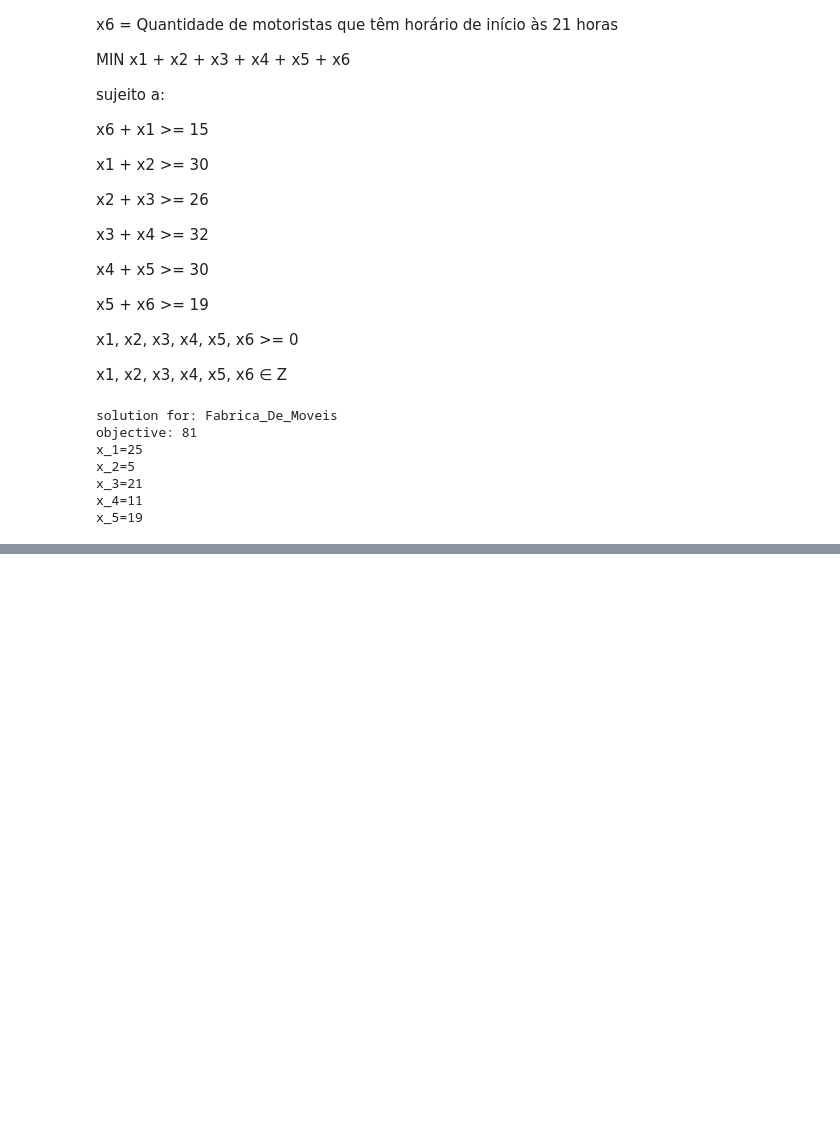
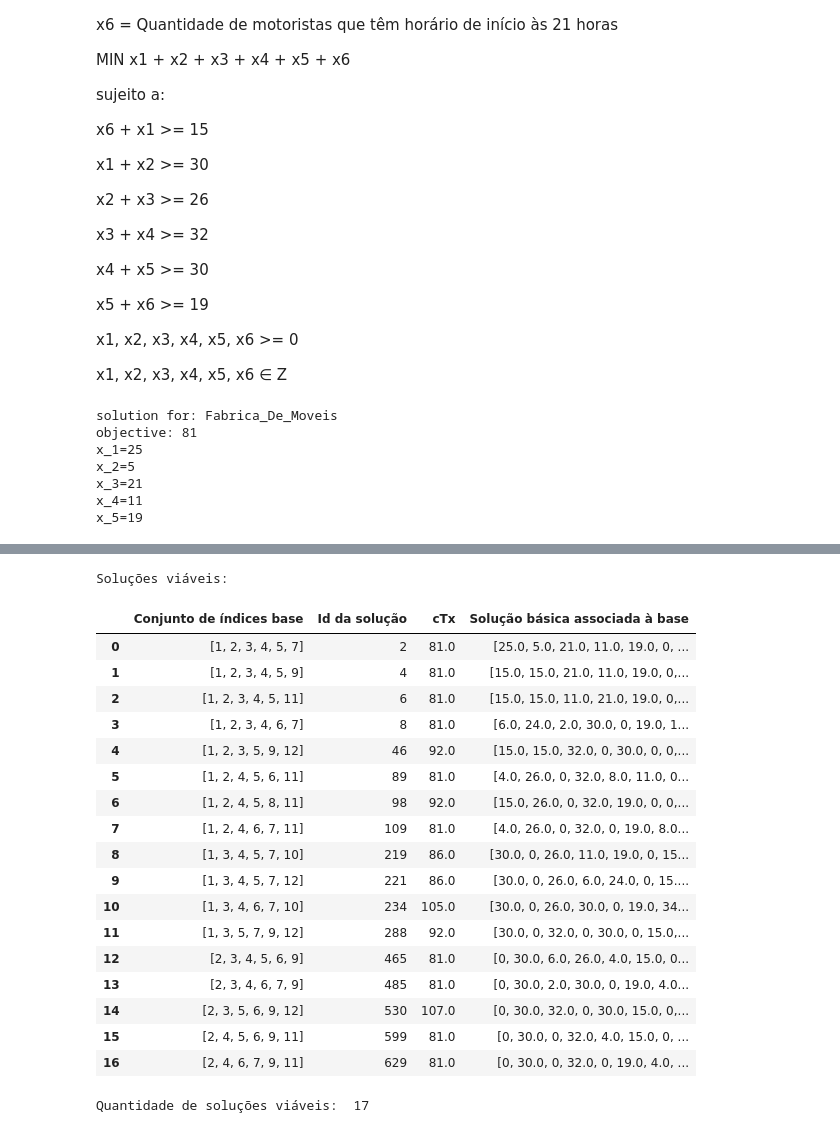
Before and after one commit to myllah/UFG-Sistemas-de-Informacao, a Jupyter notebook: pesquisa-operacional-2020.2/alocacao-de-motoristas.ipynb, the cells around one changed output, grey strips where cells are left out. Saved outputs shown, nothing was run; the diff lists cells and outputs as text; code cells hidden in the pictures; blank space fills up the shorter version.

```diff
--- a/pesquisa-operacional-2020.2/alocacao-de-motoristas.ipynb
+++ b/pesquisa-operacional-2020.2/alocacao-de-motoristas.ipynb
@@ -79,0 +126,2 @@ x_5=19
+# %%
+c = np.array([1, 1, 1, 1, 1, 1, 0, 0, 0, 0, 0, 0])
@@ -79,0 +281,17 @@ x_5=19
+# %%
+## Formatando os valores do todas_solucoes para sair bonitinho na tabela
+
+for x in range(1, len(todas_solucoes)):
+    try:
+        todas_solucoes[x][2] = todas_solucoes[x][2][0]
+    except:
+        pass
+
+for x in range(1, len(todas_solucoes)):
+    for y in range(0, len(todas_solucoes)):
+        try:
+            todas_solucoes[x][3][y] = todas_solucoes[x][3][y][0]
+        except:
+            pass
+
+todas_solucoes
@@ -79,0 +338,17 @@ x_5=19
+# %%
+## Formatando os valores do solucoes_viaveis para sair bonitinho na tabela
+
+for x in range(1, len(solucoes_viaveis)):
+    try:
+        solucoes_viaveis[x][2] = solucoes_viaveis[x][2][0]
+    except:
+        pass
+
+for x in range(1, len(solucoes_viaveis)):
+    for y in range(0, len(solucoes_viaveis)):
+        try:
+            solucoes_viaveis[x][3][y] = solucoes_viaveis[x][3][y][0]
+        except:
+            pass
+
+solucoes_viaveis
@@ -79,0 +373,32 @@ x_5=19
+# %%
+print("Soluções viáveis:")
+
+solucoes_viaveis = pd.DataFrame(solucoes_viaveis[1:,:], columns=['Conjunto de índices base', 'Id da solução', 'cTx', 'Solução básica associada à base'])
+solucoes_viaveis.sort_values(by=['Id da solução'])
+
+solucoes_viaveis
+# %% [output]
+Soluções viáveis:
+|  | Conjunto de índices base | Id da solução | cTx | Solução básica associada à base |
+| 0 | [1, 2, 3, 4, 5, 7] | 2 | 81.0 | [25.0, 5.0, 21.0, 11.0, 19.0, 0, ... |
+| 1 | [1, 2, 3, 4, 5, 9] | 4 | 81.0 | [15.0, 15.0, 21.0, 11.0, 19.0, 0,... |
+| 2 | [1, 2, 3, 4, 5, 11] | 6 | 81.0 | [15.0, 15.0, 11.0, 21.0, 19.0, 0,... |
+| 3 | [1, 2, 3, 4, 6, 7] | 8 | 81.0 | [6.0, 24.0, 2.0, 30.0, 0, 19.0, 1... |
+| 4 | [1, 2, 3, 5, 9, 12] | 46 | 92.0 | [15.0, 15.0, 32.0, 0, 30.0, 0, 0,... |
+| 5 | [1, 2, 4, 5, 6, 11] | 89 | 81.0 | [4.0, 26.0, 0, 32.0, 8.0, 11.0, 0... |
+| 6 | [1, 2, 4, 5, 8, 11] | 98 | 92.0 | [15.0, 26.0, 0, 32.0, 19.0, 0, 0,... |
+| 7 | [1, 2, 4, 6, 7, 11] | 109 | 81.0 | [4.0, 26.0, 0, 32.0, 0, 19.0, 8.0... |
+| 8 | [1, 3, 4, 5, 7, 10] | 219 | 86.0 | [30.0, 0, 26.0, 11.0, 19.0, 0, 15... |
+| 9 | [1, 3, 4, 5, 7, 12] | 221 | 86.0 | [30.0, 0, 26.0, 6.0, 24.0, 0, 15.... |
+| 10 | [1, 3, 4, 6, 7, 10] | 234 | 105.0 | [30.0, 0, 26.0, 30.0, 0, 19.0, 34... |
+| 11 | [1, 3, 5, 7, 9, 12] | 288 | 92.0 | [30.0, 0, 32.0, 0, 30.0, 0, 15.0,... |
+| 12 | [2, 3, 4, 5, 6, 9] | 465 | 81.0 | [0, 30.0, 6.0, 26.0, 4.0, 15.0, 0... |
+| 13 | [2, 3, 4, 6, 7, 9] | 485 | 81.0 | [0, 30.0, 2.0, 30.0, 0, 19.0, 4.0... |
+| 14 | [2, 3, 5, 6, 9, 12] | 530 | 107.0 | [0, 30.0, 32.0, 0, 30.0, 15.0, 0,... |
+| 15 | [2, 4, 5, 6, 9, 11] | 599 | 81.0 | [0, 30.0, 0, 32.0, 4.0, 15.0, 0, ... |
+| 16 | [2, 4, 6, 7, 9, 11] | 629 | 81.0 | [0, 30.0, 0, 32.0, 0, 19.0, 4.0, ... |
+# %%
+qtd_solucoes_viaveis = len(solucoes_viaveis)
+print("\nQuantidade de soluções viáveis: ", qtd_solucoes_viaveis)
+# %% [output]
+Quantidade de soluções viáveis:  17
```
Also changed, not shown: parts of 15 cells of this notebook, 8 other files.
